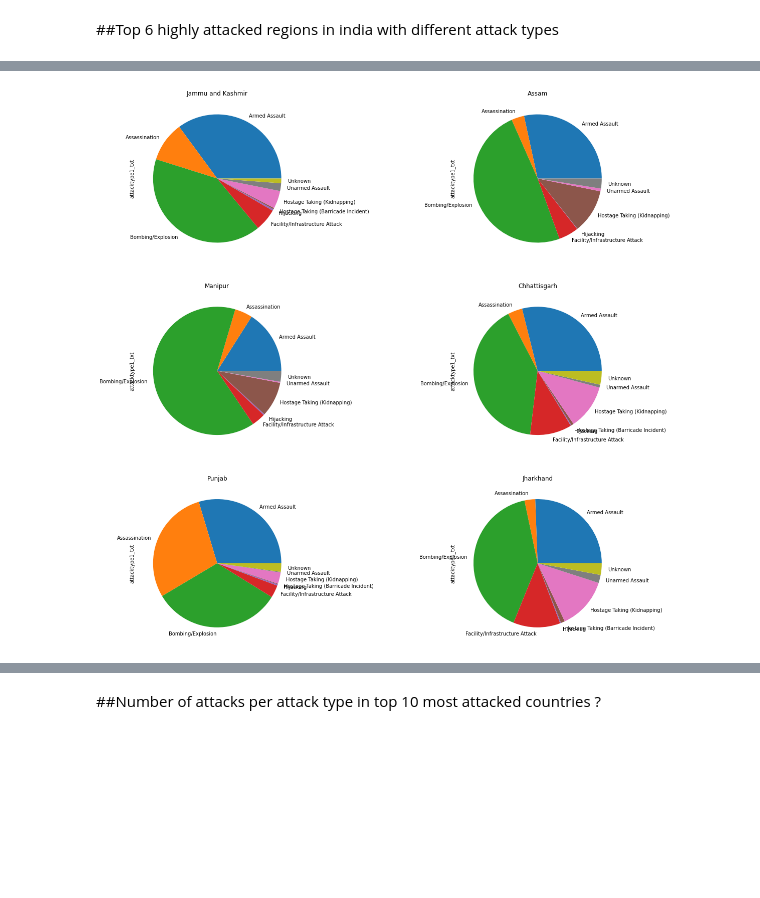
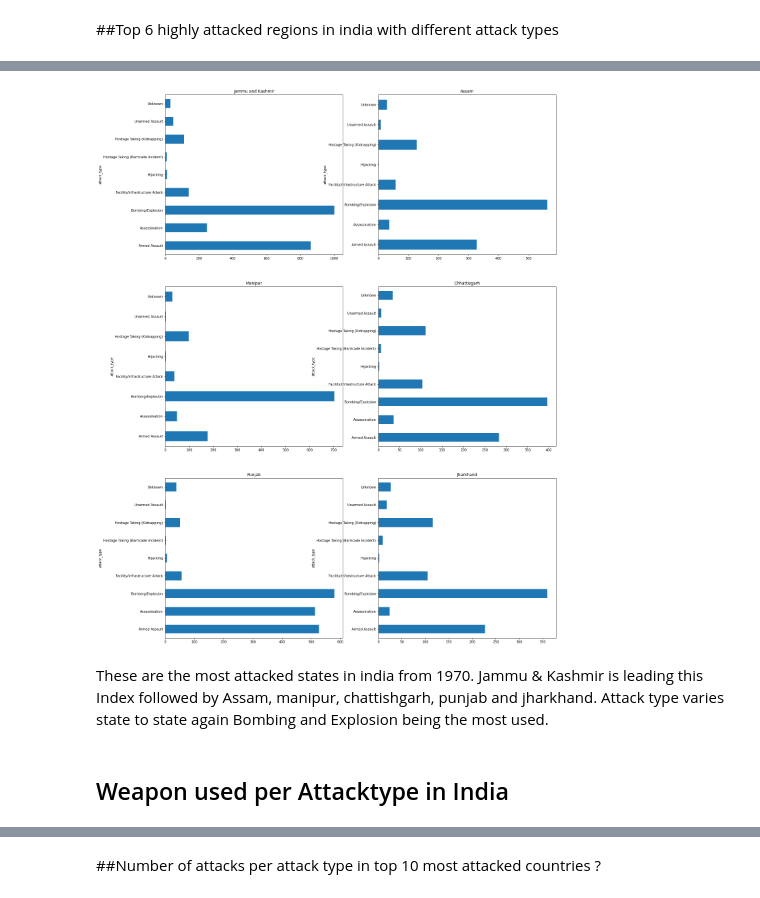
Before and after one commit to ashutosh-sharma-xi/Global-Terrorism-Analysis, a Jupyter notebook: Global_Terrorism_Analysis_Capstone_Project.ipynb, the cells around one changed output, grey strips where cells are left out. Cells and saved outputs as stored; diff of their text form; code cells hidden in the pictures; blank space fills up the shorter version.

```diff
--- a/Global_Terrorism_Analysis_Capstone_Project.ipynb
+++ b/Global_Terrorism_Analysis_Capstone_Project.ipynb
@@ -94,0 +108,9 @@ df.head(3)
+# %%
+#selecting only those columns which are usefull and dont have high number of null values
+
+gt_df.rename(columns = {"attacktype1_txt":'attack_type',"country_txt":'country_name',"iday":'day', "imonth":'month', "iyear":'year',"natlty1_txt":'nationality',
+              "region_txt":'region',"targtype1_txt":'target',"weaptype1_txt":'weapon',"gname":'gang'}, inplace = True)
+df = gt_df[['attack_type','city' ,'country_name' ,'gang' ,'day' ,'month' ,'year'
+            ,'nkill' ,'success' ,'nationality' ,'provstate' ,'region' ,'target1'
+            ,'target' ,'weapon' ,'latitude' ,'longitude']]
+df.head(3)
@@ -104,4 +150,5 @@ Atk_pr_yr.plot(kind='bar',stacked=True, colormap='Dark2',title='Number of attack
 # %% [markdown]
 ## World Wide what are the major attack_types used?
 # %%
-Atk_typ = df.groupby(['attacktype1_txt'])['attacktype1_txt'].count()
+Atk_typ = df.groupby(['attack_type'])['attack_type'].count()
+Atk_typ
@@ -121,5 +185,5 @@ Text(0.5, 1.0, 'World wide Attack types')
 # %% [markdown]
 ##Top 6 highly attacked regions in india with different attack types
 # %%
-prov_df = df.loc[df['country_txt'] == 'India' ]
+prov_df = df.loc[df['country_name'] == 'India' ]
 prov_df = prov_df.groupby(['provstate'])['provstate'].count().reset_index(name='count').sort_values(['count'],ascending = False).head(6)
@@ -126,12 +200,17 @@ prov_df = prov_df.groupby(['provstate'])['provstate'].count().reset_index(name='
 # %%
 plt.figure(1)
 count = 1
 for prov in prov_df['provstate']:
   new_df = df.loc[df['provstate']==prov]
-  Atk_typ = new_df.groupby(['attacktype1_txt'])['attacktype1_txt'].count()
+  Atk_typ = new_df.groupby(['attack_type'])['attack_type'].count()
   plt.subplot(3,2,count)
   plt.title(prov)
-  Atk_typ.plot(kind = 'pie', figsize = (21,20))
+  Atk_typ.plot(kind = 'barh', figsize = (21,30))
+  #Atk_typ.plot(kind = 'pie', figsize = (21,20), autopct = '%.4f', labeldistance= 1.2) # uncomment line to create pie chart
   count+=1
 # %% [output]
-[figure, old version]
+[figure, new version]
+# %% [markdown]
+These are the most attacked states in india from 1970. Jammu & Kashmir is leading this Index followed by Assam, manipur, chattishgarh, punjab and jharkhand. Attack type varies state to state again Bombing and Explosion being the most used.
+# %% [markdown]
+## Weapon used per Attacktype in India
```
Also changed, not shown: parts of 44 cells of this notebook.
